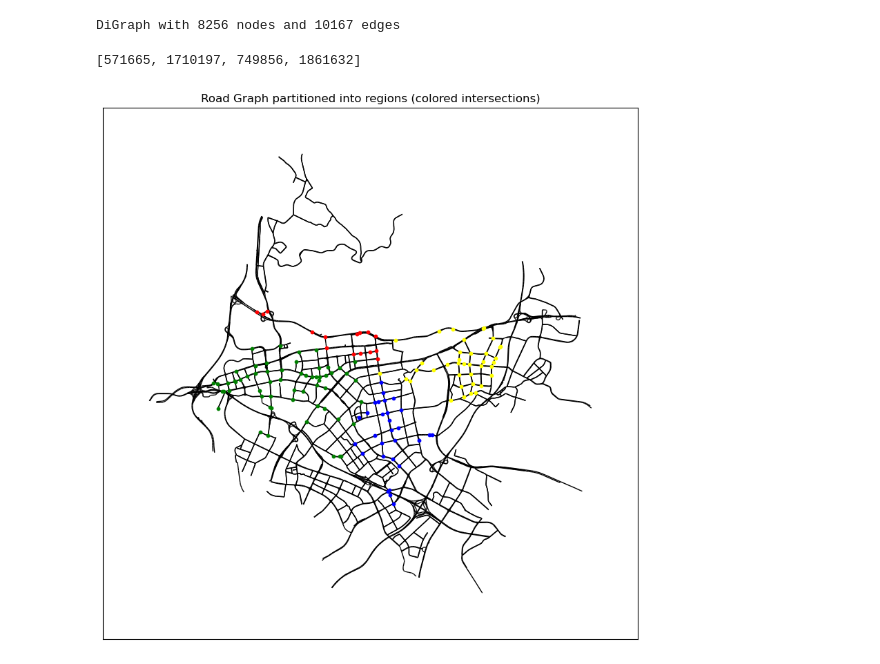
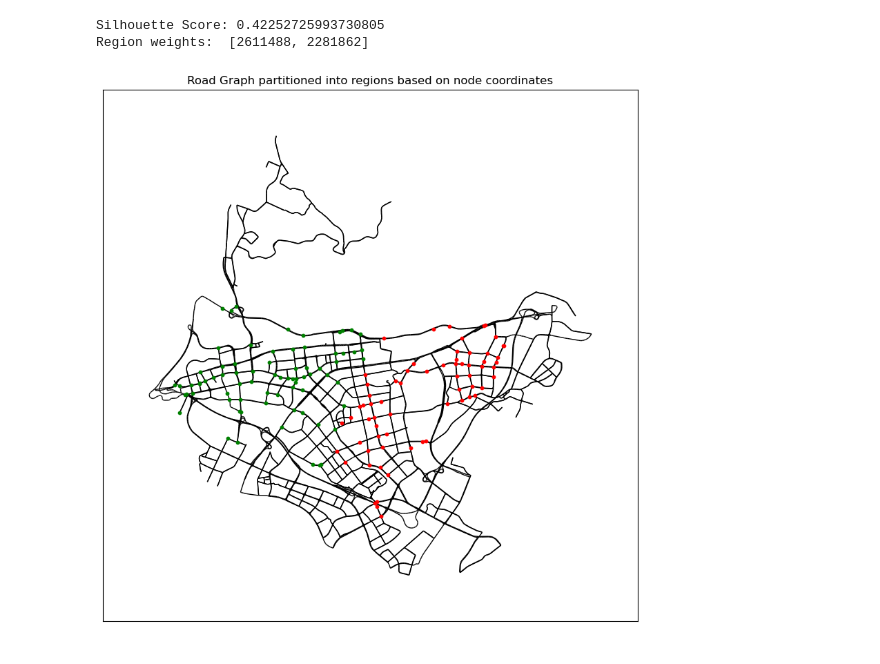
Before and after one commit to manuelck99/bachelors-thesis, a Jupyter notebook: preprocessing/region_partitioning.ipynb, the cells around one changed output. Drawn from its saved outputs; the diff is of its cells as text; code cells hidden in the pictures.

Commit message:
Reverse-engineered GPS coordinate and defined regions

```diff
--- a/preprocessing/region_partitioning.ipynb
+++ b/preprocessing/region_partitioning.ipynb
@@ -8,25 +10,23 @@ import sklearn.cluster as cls
 # %%
 ## Load road graph
 road_graph: nx.DiGraph
-with open("road_graph_nsl_wc.pickle", mode="rb") as file:
+with open("road_graph_nsl_sc.pickle", mode="rb") as file:
     road_graph = pickle.load(file)
-print(road_graph)
 
 ## Load camera info
 cameras_dict: dict
 with open("cameras_info.pickle", mode="rb") as file:
     cameras_dict = pickle.load(file)
-# %% [output]
-DiGraph with 8256 nodes and 10167 edges
 # %%
 ## Cluster nodes into regions
 nodes = [{"node_id": node[0], "x": node[1]["pos"][0], "y": node[1]["pos"][1]} for node in road_graph.nodes(data=True)]
 node_coordinates = np.array([[node["x"], node["y"]] for node in nodes])
 
 seed = 0
-number_of_regions = 4
-k_means = cls.BisectingKMeans(number_of_regions, random_state=seed)
+number_of_regions = 2
+k_means = cls.KMeans(number_of_regions, random_state=seed)
 regions = k_means.fit_predict(node_coordinates)
+print(f"Silhouette Score: {met.silhouette_score(node_coordinates, regions, random_state=seed)}")
 
 
 def get_number_of_records_for_node(node_id):
@@ -41,40 +41,41 @@ weights = np.array([get_number_of_records_for_node(node["node_id"]) for node in
 region_weights = [0 for _ in set(regions)]
 for region, weight in zip(regions, weights):
     region_weights[region] += weight
-print(region_weights)
+print("Region weights: ", region_weights)
 
 ## Visualize regions
 fig, ax = plt.subplots(1, 1, figsize=(10, 10))
 pos = nx.get_node_attributes(road_graph, "pos")
 
-camera_nodes = {camera["node_id"] for camera in cameras_dict.values()}
+camera_node_ids = {camera["node_id"] for camera in cameras_dict.values()}
 
 nx.draw_networkx_edges(
     road_graph,
     pos,
     arrows=False,
     ax=ax
 )
 
 node_sets = [set() for _ in range(number_of_regions)]
 for index, node in zip(regions, nodes):
     node_sets[index].add(node["node_id"])
 
 colors = ["red", "green", "blue", "yellow"]
 for color, node_set in zip(colors, node_sets):
     nx.draw_networkx_nodes(
         road_graph,
         pos,
         node_color=color,
         node_size=10,
-        nodelist=node_set.intersection(camera_nodes),
+        nodelist=node_set.intersection(camera_node_ids),
         ax=ax
     )
-ax.set_title("Road Graph partitioned into regions (colored intersections)")
+ax.set_title("Road Graph partitioned into regions based on node coordinates")
 
 plt.show()
 # %% [output]
-[571665, 1710197, 749856, 1861632]
+Silhouette Score: 0.42252725993730805
+Region weights:  [2611488, 2281862]
-[figure, old version]
+[figure, new version]
 # %%
 ## Cluster nodes into regions based on camera records
```
Also changed, not shown: parts of 3 cells of this notebook, 5 other files.
